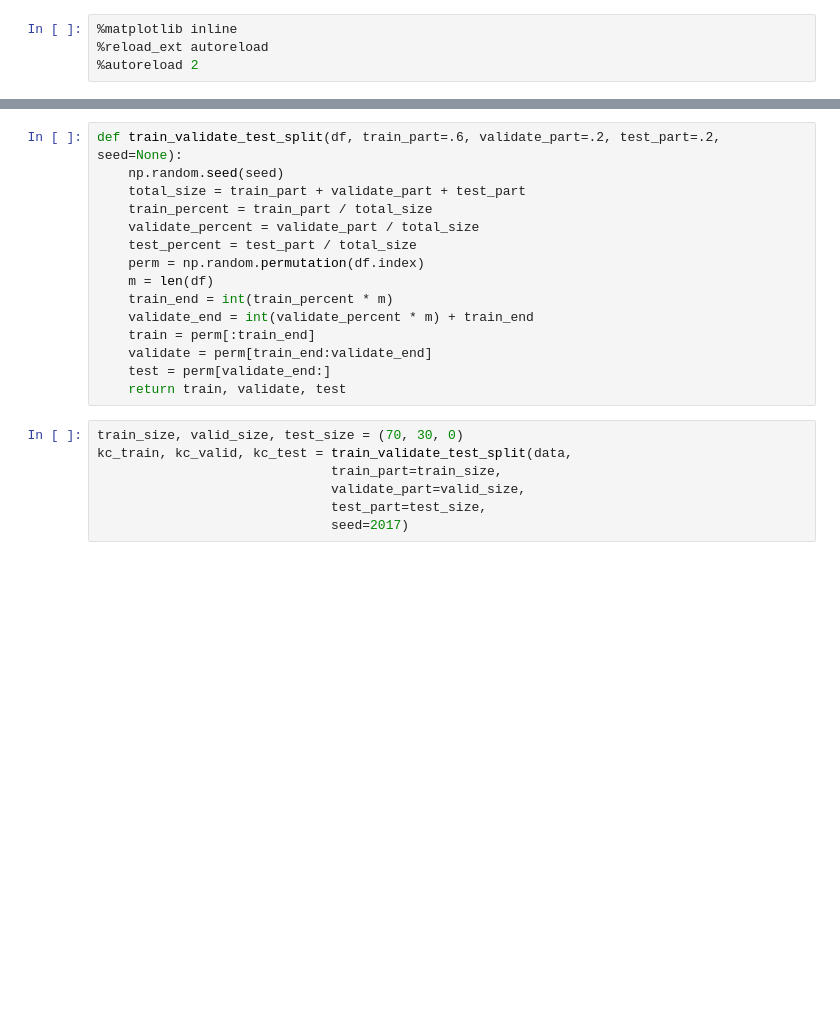
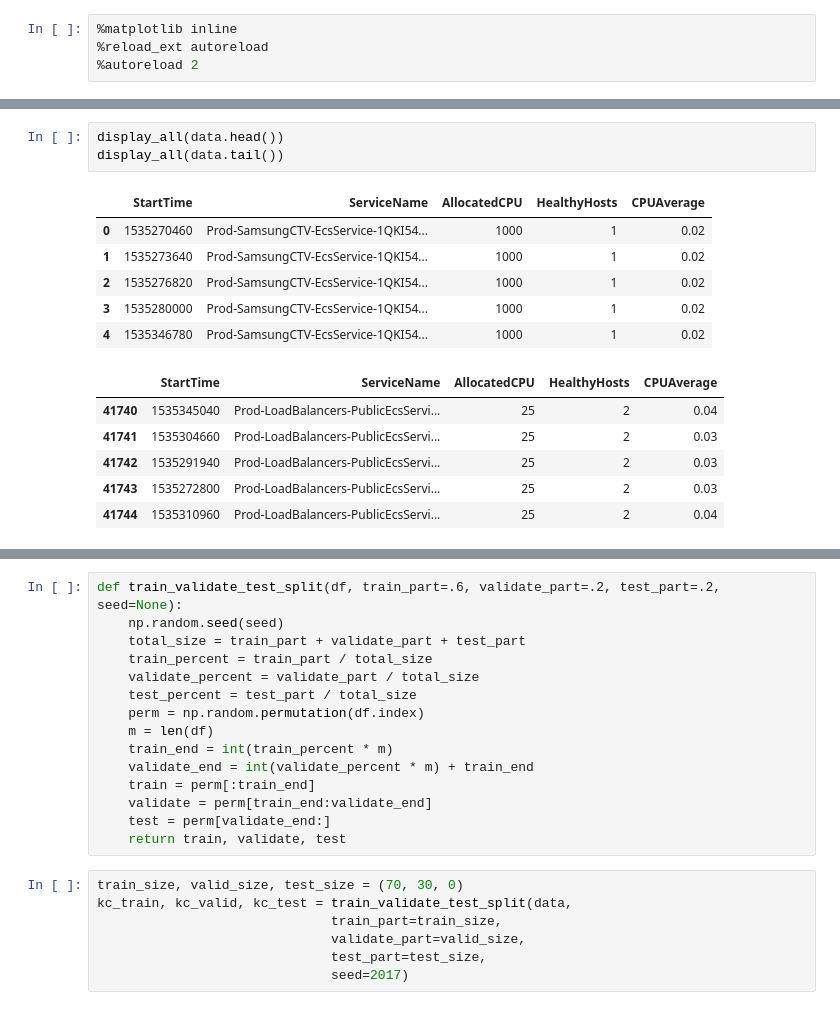
Before and after one commit to imomou/ShadowMimic, a Jupyter notebook: Sam'sExperiment.ipynb, the cells around one changed output, grey strips where cells are left out. Saved outputs shown, nothing was run; the diff lists cells and outputs as text; blank space fills up the shorter version.

```diff
--- a/Sam'sExperiment.ipynb
+++ b/Sam'sExperiment.ipynb
@@ -44,0 +50,16 @@ plt.show()
+# %%
+display_all(data.head())
+display_all(data.tail())
+# %% [output]
+|  | StartTime | ServiceName | AllocatedCPU | HealthyHosts | CPUAverage |
+| 0 | 1535270460 | Prod-SamsungCTV-EcsService-1QKI54... | 1000 | 1 | 0.02 |
+| 1 | 1535273640 | Prod-SamsungCTV-EcsService-1QKI54... | 1000 | 1 | 0.02 |
+| 2 | 1535276820 | Prod-SamsungCTV-EcsService-1QKI54... | 1000 | 1 | 0.02 |
+| 3 | 1535280000 | Prod-SamsungCTV-EcsService-1QKI54... | 1000 | 1 | 0.02 |
+| 4 | 1535346780 | Prod-SamsungCTV-EcsService-1QKI54... | 1000 | 1 | 0.02 |
+|  | StartTime | ServiceName | AllocatedCPU | HealthyHosts | CPUAverage |
+| 41740 | 1535345040 | Prod-LoadBalancers-PublicEcsServi... | 25 | 2 | 0.04 |
+| 41741 | 1535304660 | Prod-LoadBalancers-PublicEcsServi... | 25 | 2 | 0.03 |
+| 41742 | 1535291940 | Prod-LoadBalancers-PublicEcsServi... | 25 | 2 | 0.03 |
+| 41743 | 1535272800 | Prod-LoadBalancers-PublicEcsServi... | 25 | 2 | 0.03 |
+| 41744 | 1535310960 | Prod-LoadBalancers-PublicEcsServi... | 25 | 2 | 0.04 |
```
Also changed, not shown: parts of 35 cells of this notebook.
